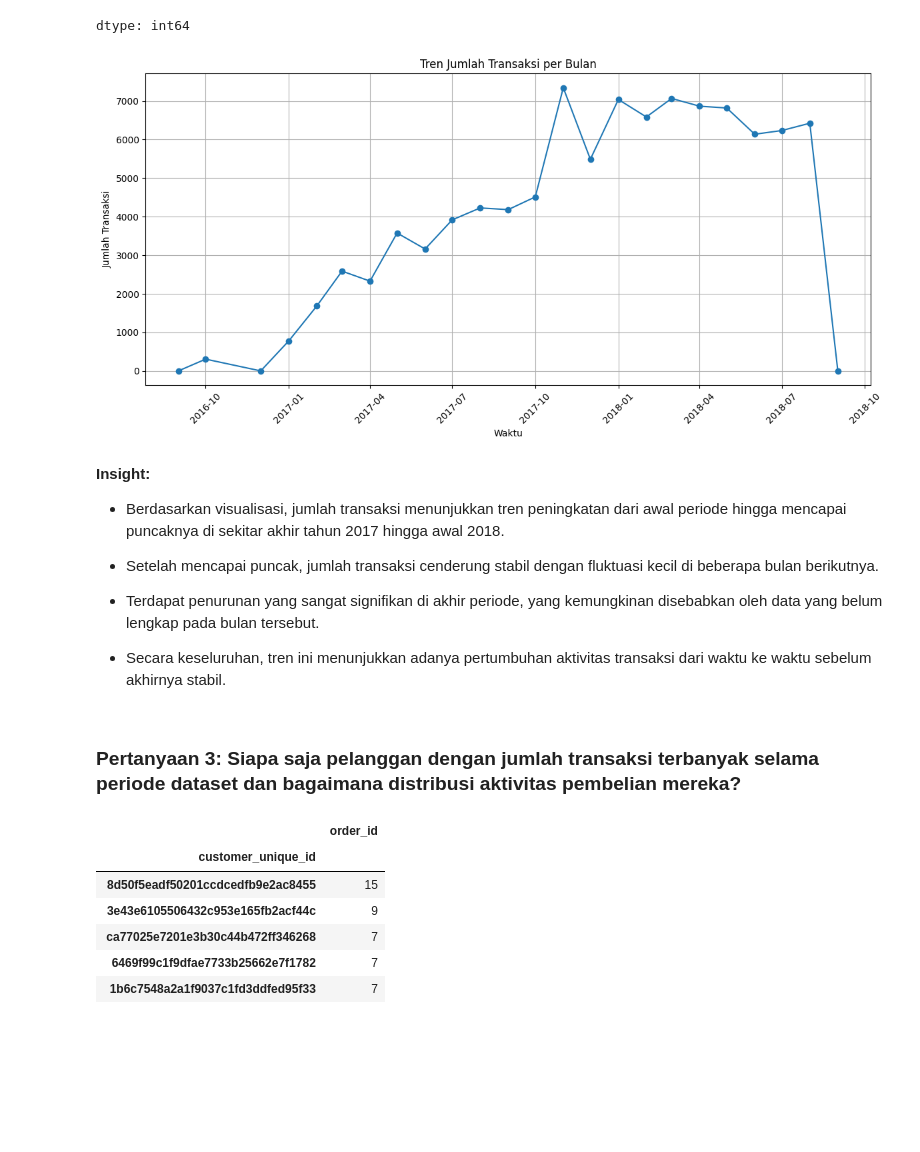
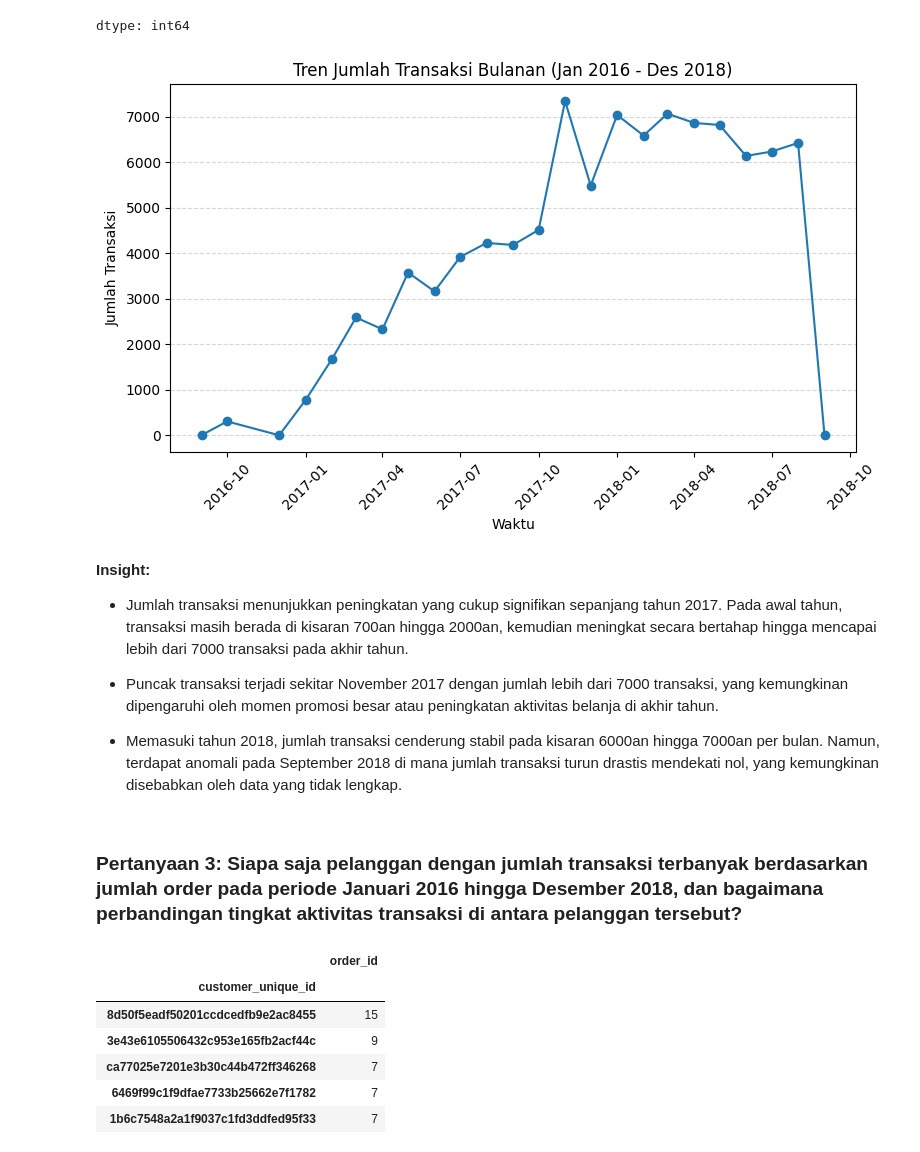
Before and after one commit to dafaalvian17-commits/dashboard-e-commerce, a Jupyter notebook: Submission_Proyek_Analisis_Data.ipynb, the cells around one changed output. Cells and saved outputs as stored; diff of their text form; code cells hidden in the pictures; blank space fills up the shorter version.

```diff
--- a/Submission_Proyek_Analisis_Data.ipynb
+++ b/Submission_Proyek_Analisis_Data.ipynb
@@ -640,36 +676,35 @@ dtype: int64
 # %%
 import matplotlib.pyplot as plt
 
-plt.figure(figsize=(12,6))
+plt.figure(figsize=(8,5))
 
 plt.plot(
     monthly_orders.index,
     monthly_orders.values,
     marker='o'
 )
 
-plt.title('Tren Jumlah Transaksi per Bulan')
+plt.title('Tren Jumlah Transaksi Bulanan (Jan 2016 - Des 2018)')
 plt.xlabel('Waktu')
 plt.ylabel('Jumlah Transaksi')
 
-plt.grid(True)
 plt.xticks(rotation=45)
+plt.grid(axis='y', linestyle='--', alpha=0.5)
 
 plt.tight_layout()
 plt.show()
 # %% [output]
-[figure, old version]
+[figure, new version]
-# %% [markdown]
-**Insight:**
-- Berdasarkan visualisasi, jumlah transaksi menunjukkan tren peningkatan dari awal periode hingga mencapai puncaknya di sekitar akhir tahun 2017 hingga awal 2018.
-
-- Setelah mencapai puncak, jumlah transaksi cenderung stabil dengan fluktuasi kecil di beberapa bulan berikutnya.
-
-- Terdapat penurunan yang sangat signifikan di akhir periode, yang kemungkinan disebabkan oleh data yang belum lengkap pada bulan tersebut.
-
-- Secara keseluruhan, tren ini menunjukkan adanya pertumbuhan aktivitas transaksi dari waktu ke waktu sebelum akhirnya stabil.
+# %% [markdown]
+**Insight:**
+
+- Jumlah transaksi menunjukkan peningkatan yang cukup signifikan sepanjang tahun 2017. Pada awal tahun, transaksi masih berada di kisaran 700an hingga 2000an, kemudian meningkat secara bertahap hingga mencapai lebih dari 7000 transaksi pada akhir tahun.
+
+- Puncak transaksi terjadi sekitar November 2017 dengan jumlah lebih dari 7000 transaksi, yang kemungkinan dipengaruhi oleh momen promosi besar atau peningkatan aktivitas belanja di akhir tahun.
+
+- Memasuki tahun 2018, jumlah transaksi cenderung stabil pada kisaran 6000an hingga 7000an per bulan. Namun, terdapat anomali pada September 2018 di mana jumlah transaksi turun drastis mendekati nol, yang kemungkinan disebabkan oleh data yang tidak lengkap.
 # %% [markdown]
-### Pertanyaan 3: Siapa saja pelanggan dengan jumlah transaksi terbanyak selama periode dataset dan bagaimana distribusi aktivitas pembelian mereka?
+### Pertanyaan 3: Siapa saja pelanggan dengan jumlah transaksi terbanyak berdasarkan jumlah order pada periode Januari 2016 hingga Desember 2018, dan bagaimana perbandingan tingkat aktivitas transaksi di antara pelanggan tersebut?
 # %%
 customer_transactions = all_df.groupby('customer_unique_id')['order_id'].nunique().sort_values(ascending=False)
 
```
Also changed, not shown: parts of 35 cells of this notebook, 3 other files.
